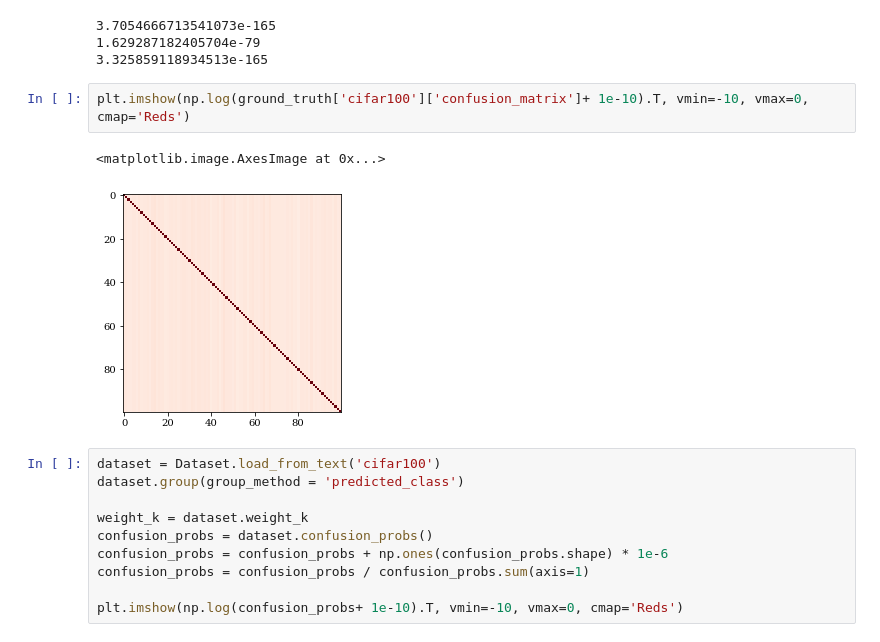
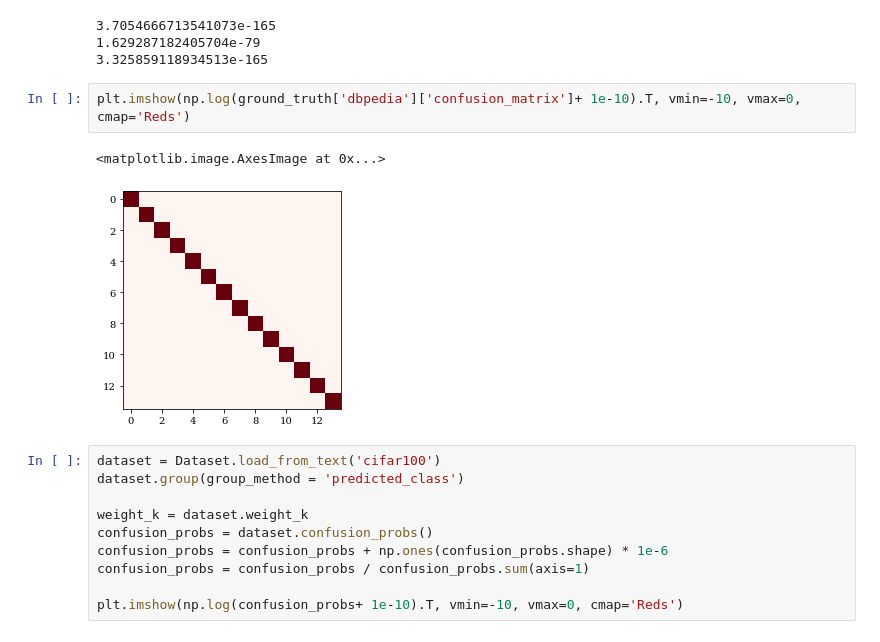
Before and after one commit to disiji/active-assess, a Jupyter notebook: src/table_plot_confusion_matrix_comparison.ipynb, the cells around one changed output. Cells and saved outputs as stored; diff of their text form.

```diff
--- a/src/table_plot_confusion_matrix_comparison.ipynb
+++ b/src/table_plot_confusion_matrix_comparison.ipynb
@@ -408,10 +416,10 @@ for i, dataset_name in enumerate(['dbpedia']):
 1.629287182405704e-79
 3.325859118934513e-165
 # %%
-plt.imshow(np.log(ground_truth['cifar100']['confusion_matrix']+ 1e-10).T, vmin=-10, vmax=0, cmap='Reds')
+plt.imshow(np.log(ground_truth['dbpedia']['confusion_matrix']+ 1e-10).T, vmin=-10, vmax=0, cmap='Reds')
 # %% [output]
 <matplotlib.image.AxesImage at 0x...>
-[figure, old version]
+[figure, new version]
 # %%
 dataset = Dataset.load_from_text('cifar100')
 dataset.group(group_method = 'predicted_class')
```
Also changed, not shown: parts of 8 cells of this notebook, 2 other files.
